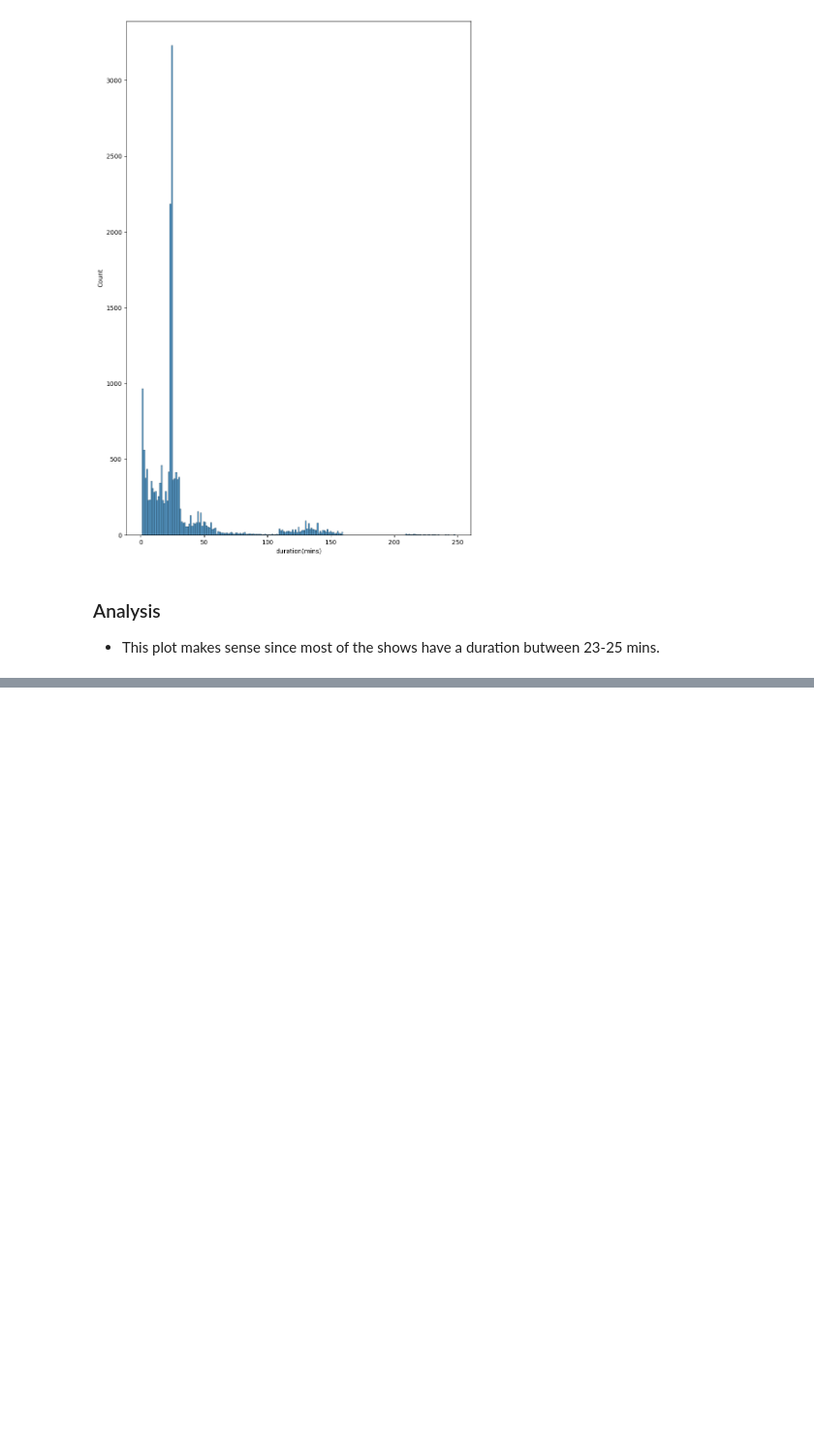
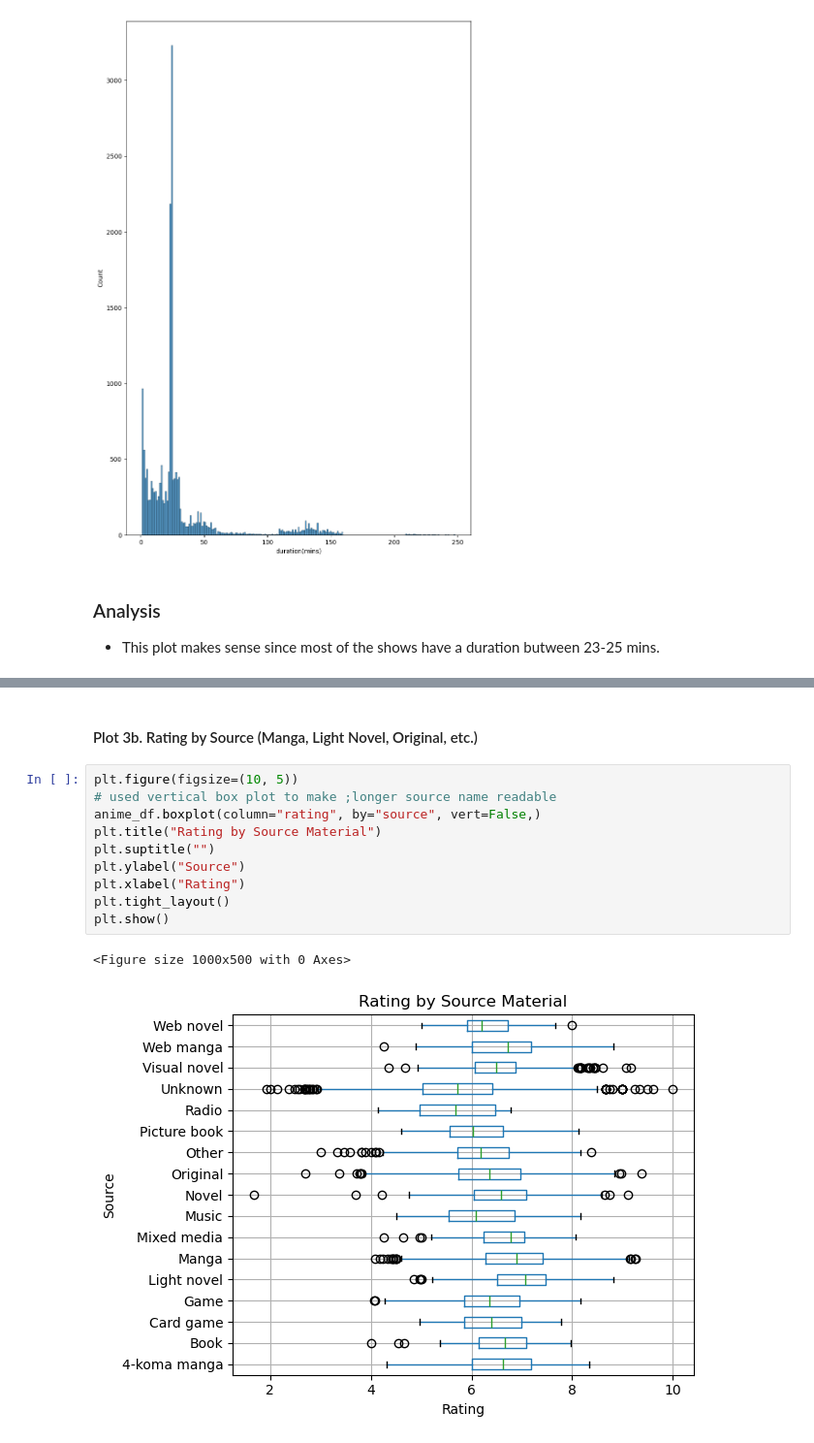
Before and after one commit to do121841/COP_Final_Project, a Jupyter notebook: notebooks/Data_Visaulization_Dodji.ipynb, the cells around one changed output, grey strips where cells are left out. Shown: that part at 97% size. Saved outputs shown, nothing was run; the diff lists cells and outputs as text; blank space fills up the shorter version.

```diff
--- a/notebooks/Data_Visaulization_Dodji.ipynb
+++ b/notebooks/Data_Visaulization_Dodji.ipynb
@@ -34,0 +111,15 @@ plt.show()
+# %% [markdown]
+#### Plot 3b. Rating by Source (Manga, Light Novel, Original, etc.)
+# %%
+plt.figure(figsize=(10, 5))
+# used vertical box plot to make ;longer source name readable
+anime_df.boxplot(column="rating", by="source", vert=False,)
+plt.title("Rating by Source Material")
+plt.suptitle("")
+plt.ylabel("Source")
+plt.xlabel("Rating")
+plt.tight_layout()
+plt.show()
+# %% [output]
+<Figure size 1000x500 with 0 Axes>
+[figure, added]
```
Also changed, not shown: parts of 13 cells of this notebook.
